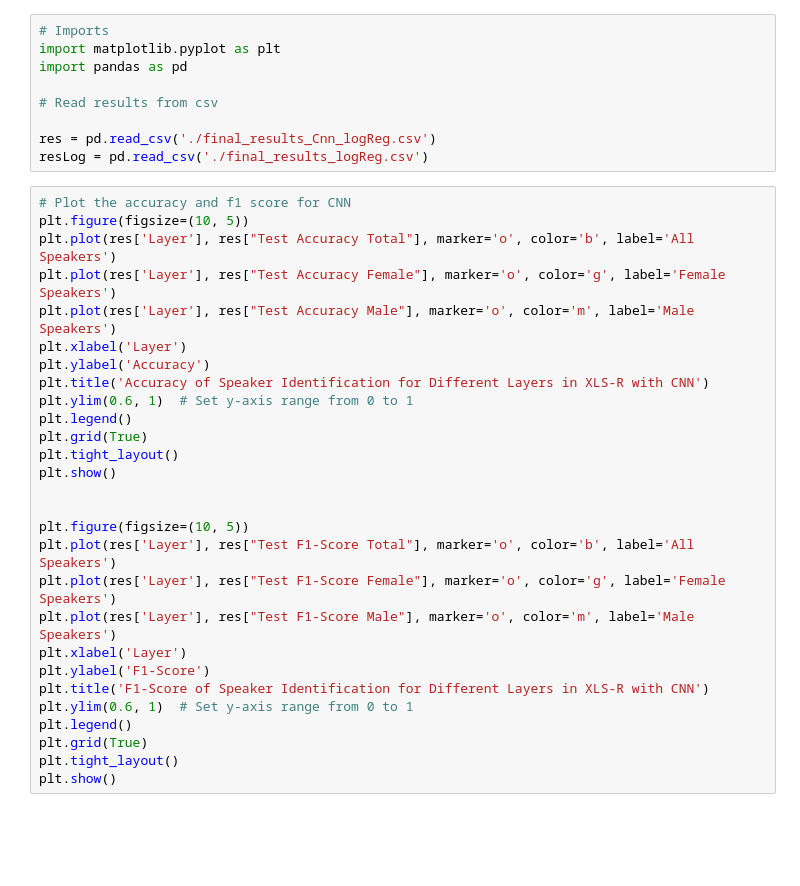
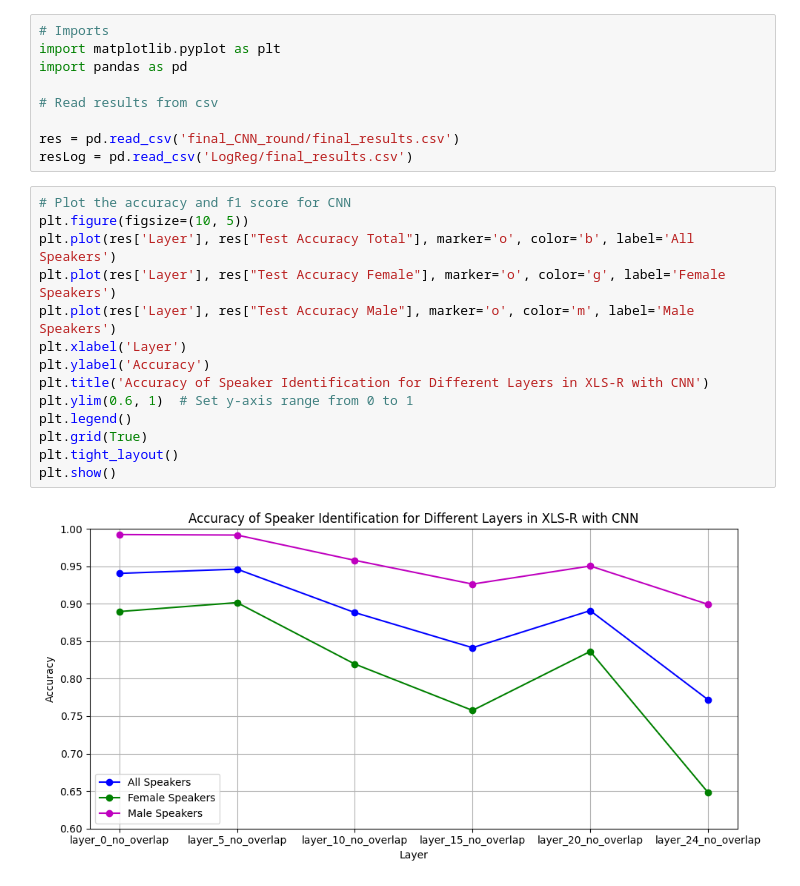
Before and after one commit to slinusc/speaker_identification, a Jupyter notebook: results/plotsOfResults.ipynb, the cells around one changed output. Saved outputs shown, nothing was run; the diff lists cells and outputs as text; blank space fills up the shorter version.

```diff
--- a/results/plotsOfResults.ipynb
+++ b/results/plotsOfResults.ipynb
@@ -5,36 +5,24 @@ import pandas as pd
 
 # Read results from csv
 
-res = pd.read_csv('./final_results_Cnn_logReg.csv')
-resLog = pd.read_csv('./final_results_logReg.csv')
+res = pd.read_csv('final_CNN_round/final_results.csv')
+resLog = pd.read_csv('LogReg/final_results.csv')
 # %%
 # Plot the accuracy and f1 score for CNN
 plt.figure(figsize=(10, 5))
 plt.plot(res['Layer'], res["Test Accuracy Total"], marker='o', color='b', label='All Speakers')
 plt.plot(res['Layer'], res["Test Accuracy Female"], marker='o', color='g', label='Female Speakers')
 plt.plot(res['Layer'], res["Test Accuracy Male"], marker='o', color='m', label='Male Speakers')
 plt.xlabel('Layer')
 plt.ylabel('Accuracy')
 plt.title('Accuracy of Speaker Identification for Different Layers in XLS-R with CNN')
 plt.ylim(0.6, 1)  # Set y-axis range from 0 to 1
 plt.legend()
 plt.grid(True)
 plt.tight_layout()
 plt.show()
-
-
-plt.figure(figsize=(10, 5))
-plt.plot(res['Layer'], res["Test F1-Score Total"], marker='o', color='b', label='All Speakers')
-plt.plot(res['Layer'], res["Test F1-Score Female"], marker='o', color='g', label='Female Speakers')
-plt.plot(res['Layer'], res["Test F1-Score Male"], marker='o', color='m', label='Male Speakers')
-plt.xlabel('Layer')
-plt.ylabel('F1-Score')
-plt.title('F1-Score of Speaker Identification for Different Layers in XLS-R with CNN')
-plt.ylim(0.6, 1)  # Set y-axis range from 0 to 1
-plt.legend()
-plt.grid(True)
-plt.tight_layout()
-plt.show()
+# %% [output]
+[figure, added]
 # %%
 # Plot accuracy and f1 score for log. regression
 plt.figure(figsize=(10, 5))
```
Also changed, not shown: parts of 1 cell of this notebook.
